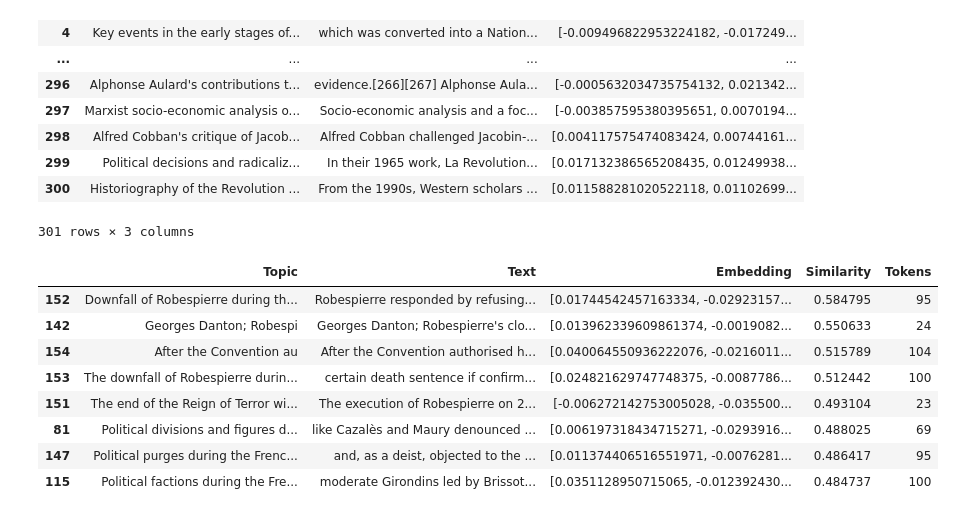
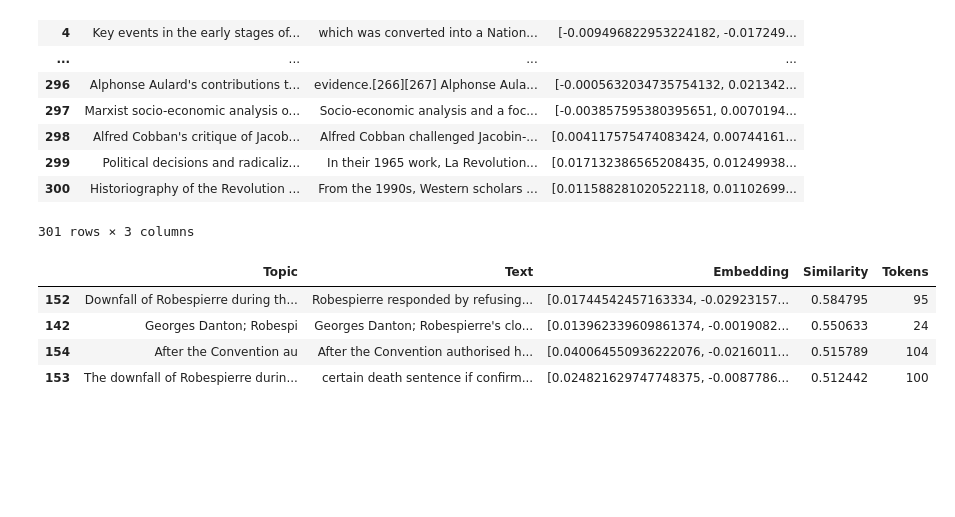
Before and after one commit to intellectronica/battle-of-the-semantics, a Jupyter notebook: battle-of-the-semantics.ipynb, the cells around one changed output. Cells and saved outputs as stored; diff of their text form; code cells hidden in the pictures; blank space fills up the shorter version.

```diff
--- a/battle-of-the-semantics.ipynb
+++ b/battle-of-the-semantics.ipynb
@@ -136,14 +135,10 @@ def embeddings_search(query, max_tokens=10000, k=100, min_similarity=0.2):
     results = results[:-1]
   return results
 # %%
-embeddings_search('Robespierre', max_tokens=700)
+embeddings_search('Robespierre', max_tokens=100000, k=100, min_similarity=0.5)
 # %% [output]
 |  | Topic | Text | Embedding | Similarity | Tokens |
 | 152 | Downfall of Robespierre during th... | Robespierre responded by refusing... | [0.01744542457163334, -0.02923157... | 0.584795 | 95 |
 | 142 | Georges Danton; Robespi | Georges Danton; Robespierre's clo... | [0.013962339609861374, -0.0019082... | 0.550633 | 24 |
 | 154 | After the Convention au | After the Convention authorised h... | [0.040064550936222076, -0.0216011... | 0.515789 | 104 |
 | 153 | The downfall of Robespierre durin... | certain death sentence if confirm... | [0.024821629747748375, -0.0087786... | 0.512442 | 100 |
-| 151 | The end of the Reign of Terror wi... | The execution of Robespierre on 2... | [-0.006272142753005028, -0.035500... | 0.493104 | 23 |
-| 81 | Political divisions and figures d... | like Cazalès and Maury denounced ... | [0.006197318434715271, -0.0293916... | 0.488025 | 69 |
-| 147 | Political purges during the Frenc... | and, as a deist, objected to the ... | [0.011374406516551971, -0.0076281... | 0.486417 | 95 |
-| 115 | Political factions during the Fre... | moderate Girondins led by Brissot... | [0.0351128950715065, -0.012392430... | 0.484737 | 100 |
```
Also changed, not shown: parts of 4 cells of this notebook.
